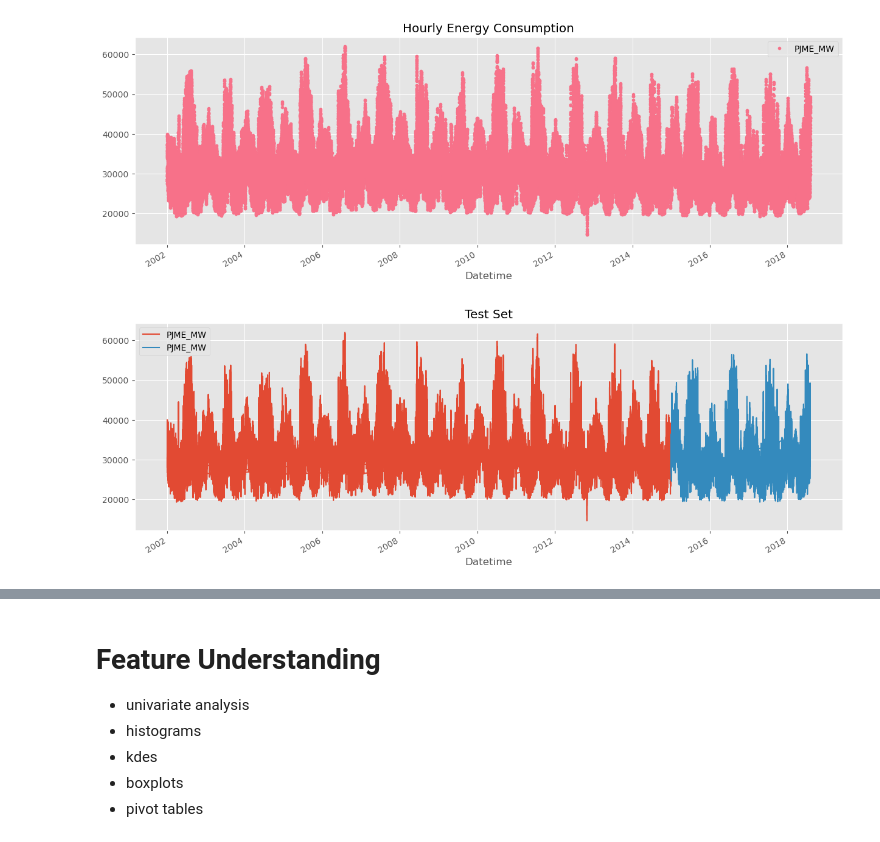
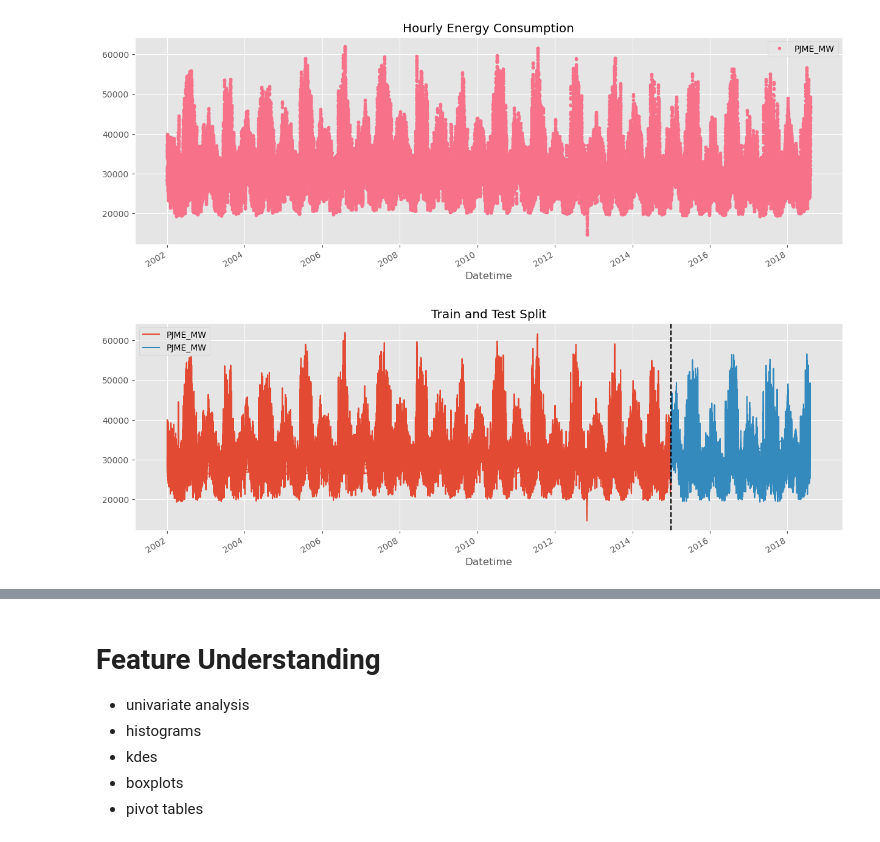
Before and after one commit to xblam/sales_forecast, a Jupyter notebook: notebooks/notebook.ipynb, the cells around one changed output, grey strips where cells are left out. Drawn from its saved outputs; the diff is of its cells as text; code cells hidden in the pictures.

```diff
--- a/notebooks/notebook.ipynb
+++ b/notebooks/notebook.ipynb
@@ -35,10 +35,11 @@ df.plot(figsize=(15, 5), style='.', color=color_palette[0], title='Hourly Energy
 # %%
 train = df.loc[df.index < '01-01-2015']
 test = df.loc[df.index >= '01-01-2015']
 
 fig, ax = plt.subplots(figsize=(15,5))
-train.plot(ax=ax, title='Train Set')
-test.plot(ax=ax, title='Test Set')
+train.plot(ax=ax, label='Train Set')
+test.plot(ax=ax, label='Test Set', title='Train and Test Split')
+ax.axvline(pd.to_datetime('01-01-2015'), color='black', linestyle='--', label='Split Point')
 plt.show()
 # %% [output]
-[figure, old version]
+[figure, new version]
```
Also changed, not shown: parts of 1 cell of this notebook, 1 other file.
